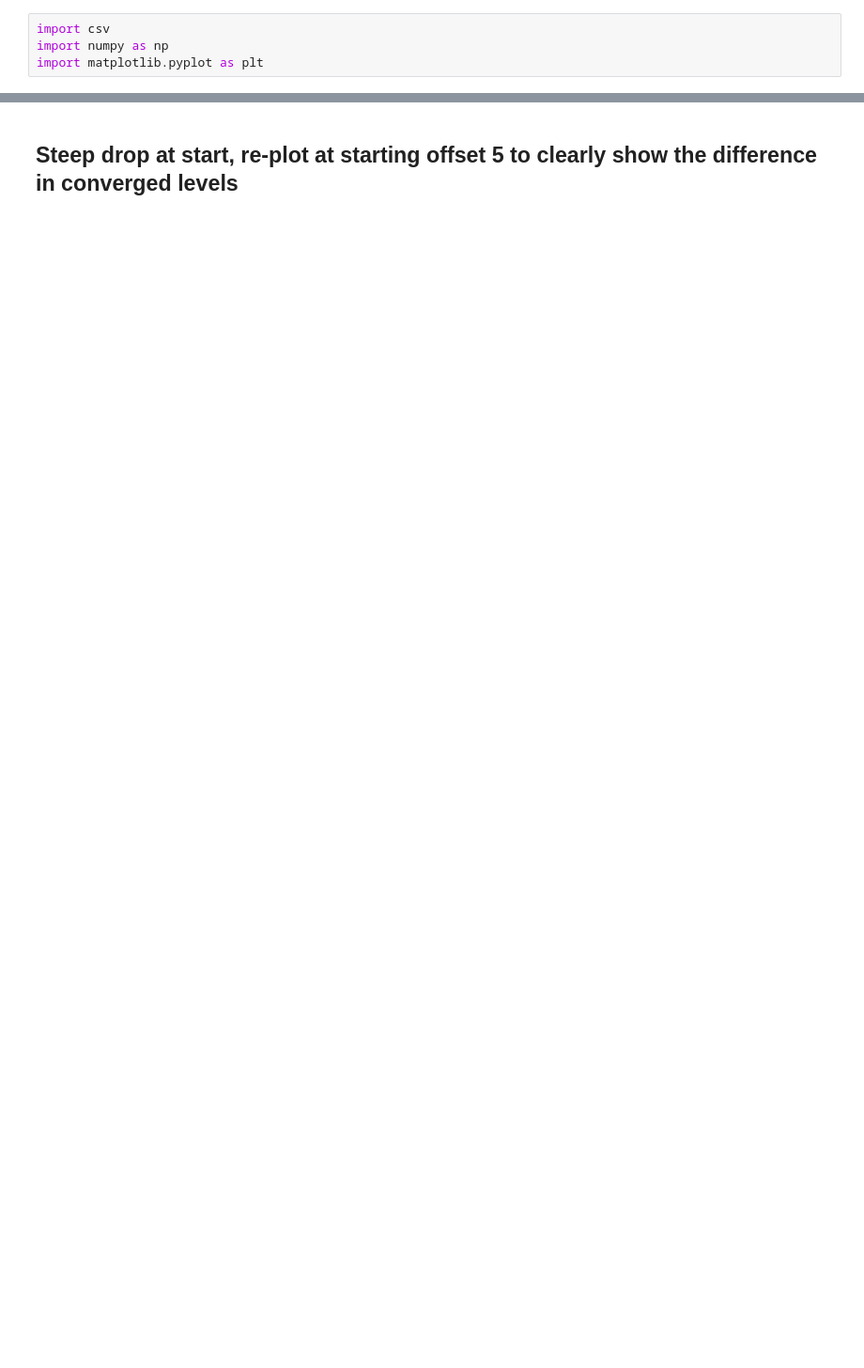
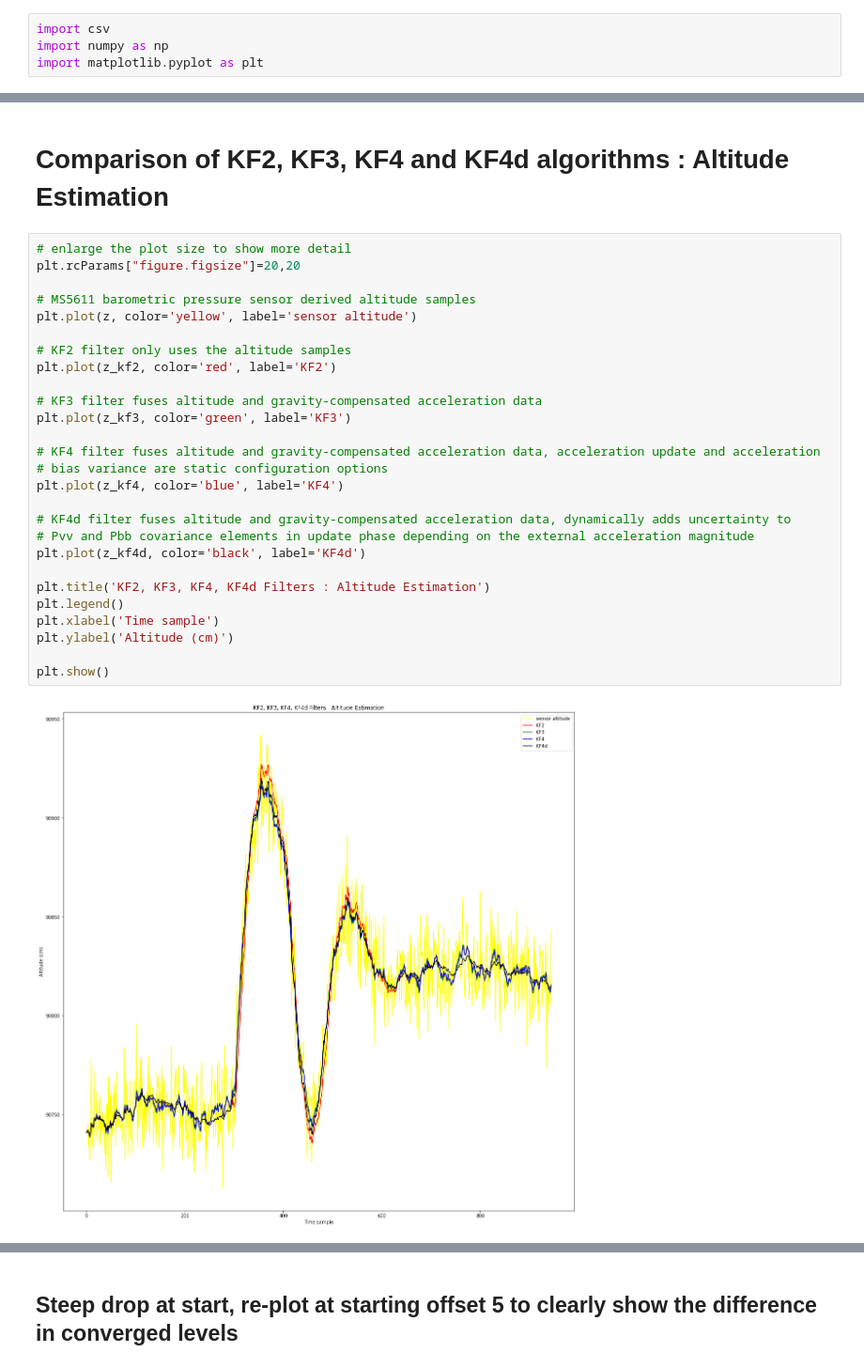
Before and after one commit to har-in-air/ESP32_IMU_BARO_GPS_VARIO, a Jupyter notebook: offline/kf/compare_kf2_kf3_kf4.ipynb, the cells around one changed output, grey strips where cells are left out. Shown at 94% size. Drawn from its saved outputs; the diff is of its cells as text; blank space fills up the shorter version.

```diff
--- a/offline/kf/compare_kf2_kf3_kf4.ipynb
+++ b/offline/kf/compare_kf2_kf3_kf4.ipynb
@@ -264,0 +113,31 @@ plt.show()
+# %% [markdown]
+# Comparison of KF2, KF3, KF4 and KF4d algorithms : Altitude Estimation
+# %%
+# enlarge the plot size to show more detail
+plt.rcParams["figure.figsize"]=20,20
+
+# MS5611 barometric pressure sensor derived altitude samples
+plt.plot(z, color='yellow', label='sensor altitude')
+
+# KF2 filter only uses the altitude samples
+plt.plot(z_kf2, color='red', label='KF2')
+
+# KF3 filter fuses altitude and gravity-compensated acceleration data
+plt.plot(z_kf3, color='green', label='KF3')
+
+# KF4 filter fuses altitude and gravity-compensated acceleration data, acceleration update and acceleration
+# bias variance are static configuration options
+plt.plot(z_kf4, color='blue', label='KF4')
+
+# KF4d filter fuses altitude and gravity-compensated acceleration data, dynamically adds uncertainty to
+# Pvv and Pbb covariance elements in update phase depending on the external acceleration magnitude
+plt.plot(z_kf4d, color='black', label='KF4d')
+
+plt.title('KF2, KF3, KF4, KF4d Filters : Altitude Estimation')
+plt.legend()
+plt.xlabel('Time sample')
+plt.ylabel('Altitude (cm)')
+
+plt.show()
+# %% [output]
+[figure, added]
```
Also changed, not shown: parts of 43 cells of this notebook, 22 other files.
